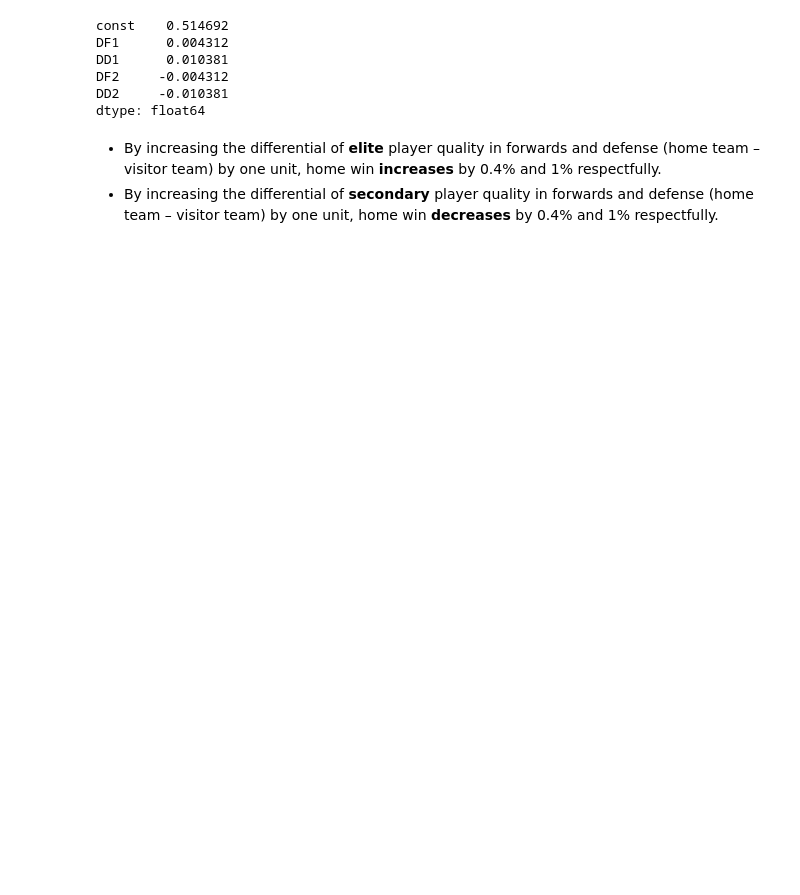
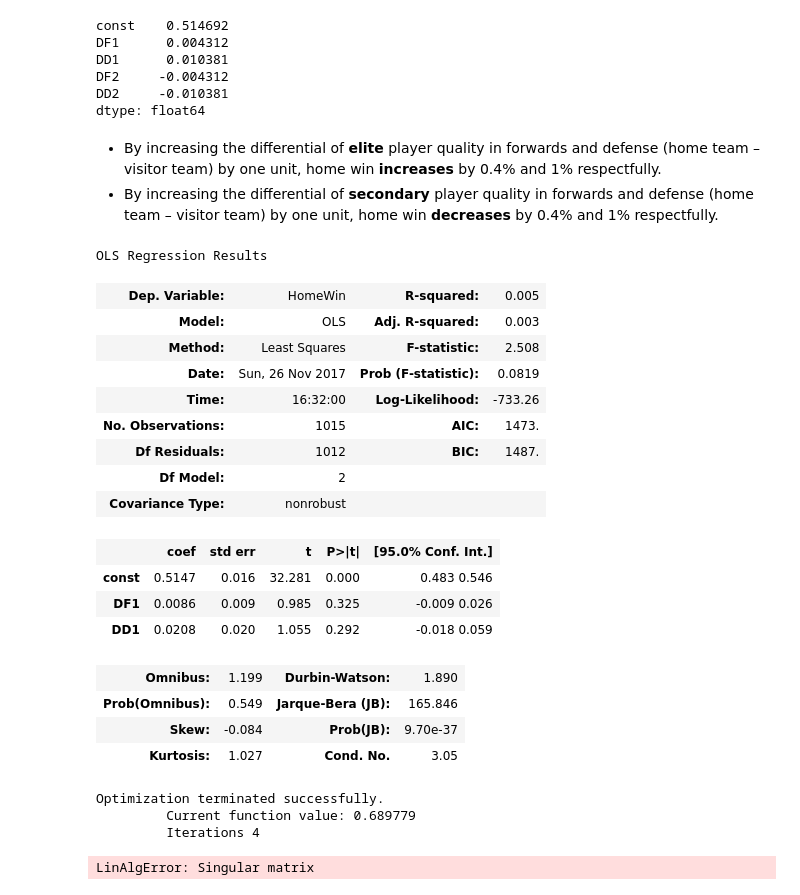
Before and after one commit to stephtselios/nhl_roster_design, a Jupyter notebook: roster_analysis_game_level.ipynb, the cells around one changed output. Drawn from its saved outputs; the diff is of its cells as text; code cells hidden in the pictures; blank space fills up the shorter version.

```diff
--- a/roster_analysis_game_level.ipynb
+++ b/roster_analysis_game_level.ipynb
@@ -85,5 +84,5 @@ Name: HD, dtype: int64
 # %%
-dm = dm[((dm['VF'] == 12) & (dm['HF'] == 12) & (dm['VD'] == 6) & (dm['HD'] == 6))]
+dm = dm[((dm['VF'] == 12) & (dm['VD'] == 6) & (dm['HF'] == 12) & (dm['HD'] == 6))]
 # %%
 dm['VD'].value_counts()
 # %% [output]
@@ -198,3 +196,37 @@ dtype: float64
 # %% [markdown]
 - By increasing the differential of **elite** player quality in forwards and defense (home team – visitor team) by one unit, home win **increases** by 0.4% and 1% respectfully.
 - By increasing the differential of **secondary** player quality in forwards and defense (home team – visitor team) by one unit, home win **decreases** by 0.4% and 1% respectfully.
+# %%
+y = dm['HomeWin']
+X = sm.add_constant(dm[['DF1', 'DD1']] )
+result = sm.OLS(y, X).fit()
+result.summary()
+# %% [output]
+OLS Regression Results
+| Dep. Variable: | HomeWin | R-squared: | 0.005 |
+| Model: | OLS | Adj. R-squared: | 0.003 |
+| Method: | Least Squares | F-statistic: | 2.508 |
+| Date: | Sun, 26 Nov 2017 | Prob (F-statistic): | 0.0819 |
+| Time: | 16:32:00 | Log-Likelihood: | -733.26 |
+| No. Observations: | 1015 | AIC: | 1473. |
+| Df Residuals: | 1012 | BIC: | 1487. |
+| Df Model: | 2 |  |  |
+| Covariance Type: | nonrobust |  |  |
+|  | coef | std err | t | P>|t| | [95.0% Conf. Int.] |
+| const | 0.5147 | 0.016 | 32.281 | 0.000 | 0.483 0.546 |
+| DF1 | 0.0086 | 0.009 | 0.985 | 0.325 | -0.009 0.026 |
+| DD1 | 0.0208 | 0.020 | 1.055 | 0.292 | -0.018 0.059 |
+| Omnibus: | 1.199 | Durbin-Watson: | 1.890 |
+| Prob(Omnibus): | 0.549 | Jarque-Bera (JB): | 165.846 |
+| Skew: | -0.084 | Prob(JB): | 9.70e-37 |
+| Kurtosis: | 1.027 | Cond. No. | 3.05 |
+# %%
+y = dm['HomeWin']
+X = sm.add_constant(dm[['DF1', 'DD1', 'DF2', 'DD2']] )
+result = sm.Logit(y, X).fit()
+result.summary()
+# %% [output]
+Optimization terminated successfully.
+         Current function value: 0.689779
+         Iterations 4
+LinAlgError: Singular matrix
```
Also changed, not shown: parts of 9 cells of this notebook.
